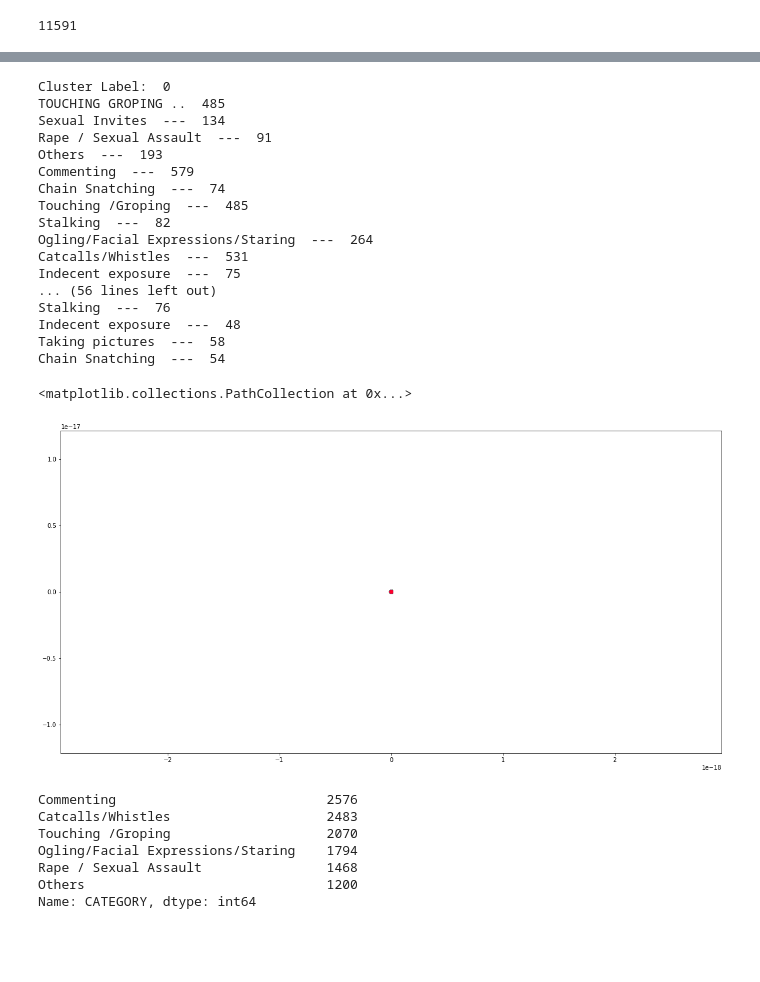
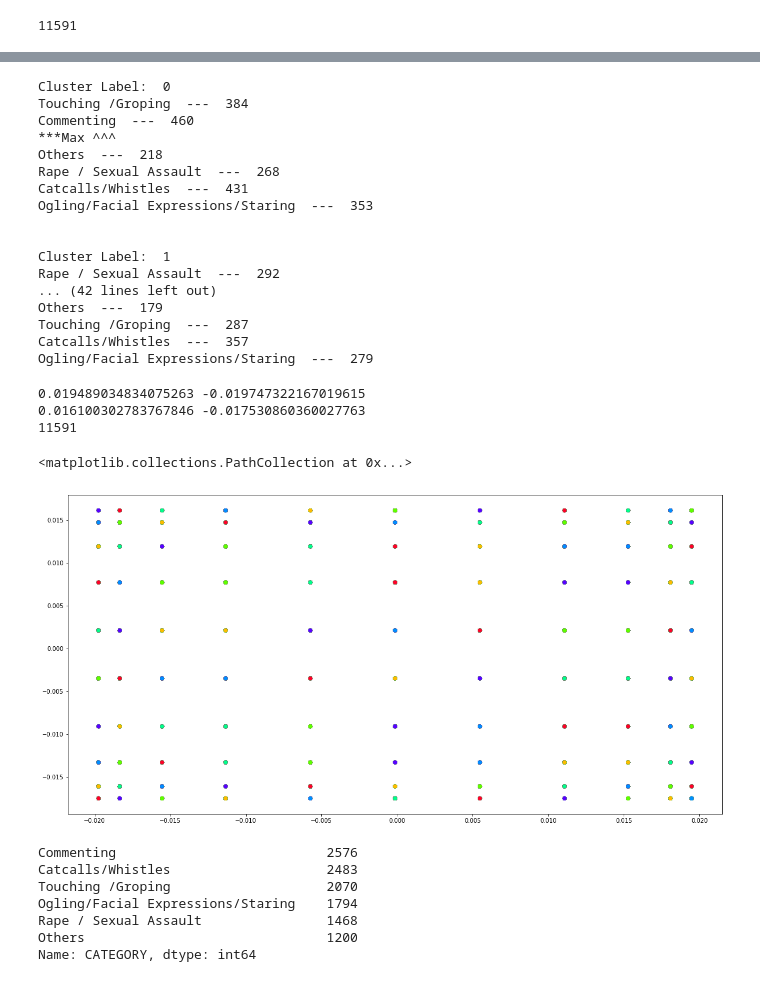
Before and after one commit to apoorva43/Text-Clustering, a Jupyter notebook: cluster_category.ipynb, the cells around one changed output, grey strips where cells are left out. Drawn from its saved outputs; the diff is of its cells as text; code cells hidden in the pictures; blank space fills up the shorter version.

```diff
--- a/cluster_category.ipynb
+++ b/cluster_category.ipynb
@@ -29,7 +25,12 @@ print(type(weights[0][1]))
 <class 'numpy.float64'>
+# %%
+for i in range(11591):
+    for j in range(2):
+        weights[i][j] = weights[i][j] * (10 ** 37)
 # %%
+# kmeans clustering on weights
 from sklearn.cluster import KMeans
-kmeans = KMeans(n_clusters = 5, random_state = 0, init = 'k-means++', max_iter = 500, n_init = 1).fit(weights)
+kmeans = KMeans(n_clusters = 6, random_state = 0, init = 'k-means++', max_iter = 500, n_init = 1).fit(weights)
 labels = kmeans.labels_
 print(len(labels))
 # %% [output]
@@ -44,10 +45,10 @@ for i in data.index:
 # %%
 from sklearn.feature_extraction.text import TfidfVectorizer
 from collections import defaultdict
-label_ids = [0, 1, 2, 3, 4] #, 5, 6, 7, 8, 9, 10]
+label_ids = [0, 1, 2, 3, 4, 5] # 6 labels
 text_j = [] # text_j[0] -- all texts for cluster 0 -- get tfidf to get top 10 features
 labels_dict = [] # labels_dict[0] -- dictionary of counts for categories in cluster 0
-for i in range(11):
+for i in range(6):
     dict_ = defaultdict(int)
     text_ = []
     labels_dict.append(dict_)
@@ -58,5 +59,3 @@ for i in range(len(labels)):
         if labels[i] == j:
             text_j[j].append(text[i])
             labels_dict[j][label[i]] += 1
-
-print(text_j)
@@ -65,57 +62,59 @@ print(text_j)
 # %%
-for i in range(5):
+for i in range(6):
     print("Cluster Label: ", i)
-    if i == 3: print("COMMENTING CLUSTER .. 612")
-    if i == 2: print("CATCALLS .. 559")
-    if i == 0: print("TOUCHING GROPING ..  485")
-    if i == 4: print("OGLING")
+    max_idx = max(labels_dict[i].values())
     for key, value in labels_dict[i].items():
         print(key, " --- ", value)
+        if value == max_idx:
+            print("***Max ^^^")
     print("\n")
 # %% [output]
 Cluster Label:  0
-TOUCHING GROPING ..  485
-Sexual Invites  ---  134
-Rape / Sexual Assault  ---  91
-Others  ---  193
-Commenting  ---  579
-Chain Snatching  ---  74
-Touching /Groping  ---  485
-Stalking  ---  82
-Ogling/Facial Expressions/Staring  ---  264
-Catcalls/Whistles  ---  531
-Indecent exposure  ---  75
-... (56 lines left out)
-Stalking  ---  76
-Indecent exposure  ---  48
-Taking pictures  ---  58
-Chain Snatching  ---  54
+Touching /Groping  ---  384
+Commenting  ---  460
+***Max ^^^
+Others  ---  218
+Rape / Sexual Assault  ---  268
+Catcalls/Whistles  ---  431
+Ogling/Facial Expressions/Staring  ---  353
+
+
+Cluster Label:  1
+Rape / Sexual Assault  ---  292
+... (42 lines left out)
+Others  ---  179
+Touching /Groping  ---  287
+Catcalls/Whistles  ---  357
+Ogling/Facial Expressions/Staring  ---  279
 # %%
 import matplotlib.pyplot as plt
-from sklearn.decomposition import PCA
-
-pca = PCA(n_components = 2)
-scatter_plot_points = pca.fit_transform(weights)
-NUM_COLORS = 5
+NUM_COLORS = 6
 
 cm = plt.get_cmap('gist_rainbow')
 # fig = plt.figure()
 # ax = fig.add_subplot(111)
 # ax.set_prop_cycle(color = [cm(1.*i/NUM_COLORS) for i in range(NUM_COLORS)])
 # for i in range(NUM_COLORS):
     # ax.plot(np.arange(10)*(i+1))
 
-x_axis = [o[0] for o in scatter_plot_points]
-y_axis = [o[1] for o in scatter_plot_points]
+x_axis = [o[0] for o in weights]
+y_axis = [o[1] for o in weights]
+
+print(max(x_axis), min(x_axis))
+print(max(y_axis), min(y_axis))
+print(len(x_axis))
 
 fig, ax = plt.subplots(figsize=(20,10))
-ax.set_xbound(lower = -0.5e-15, upper = 0.5e-15)
-ax.set_ybound(lower = -1e-15, upper = 1e-15)
+ax.set_xbound(lower = -0.01, upper = 0.01)
+ax.set_ybound(lower = -0.01, upper = 0.01)
 
 ax.scatter(x_axis, y_axis, c = [cm(1.*i/NUM_COLORS) for i in range(NUM_COLORS)])
 # %% [output]
-<matplotlib.collections.PathCollection at 0x...>
+0.019489034834075263 -0.019747322167019615
+0.016100302783767846 -0.017530860360027763
+11591
+<matplotlib.collections.PathCollection at 0x...>
-[figure, old version]
+[figure, new version]
 # %%
 !python category.py
 # %% [output]
```
Also changed, not shown: parts of 4 cells of this notebook.
